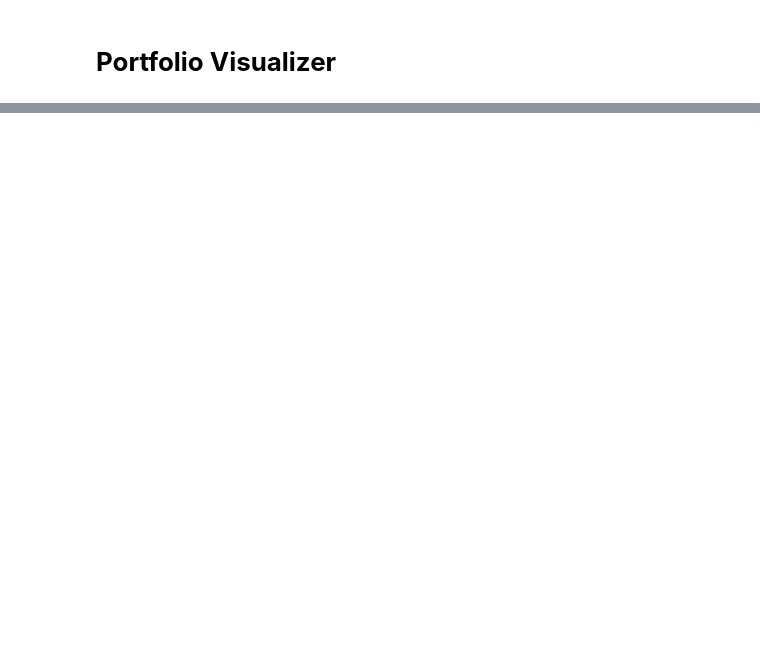
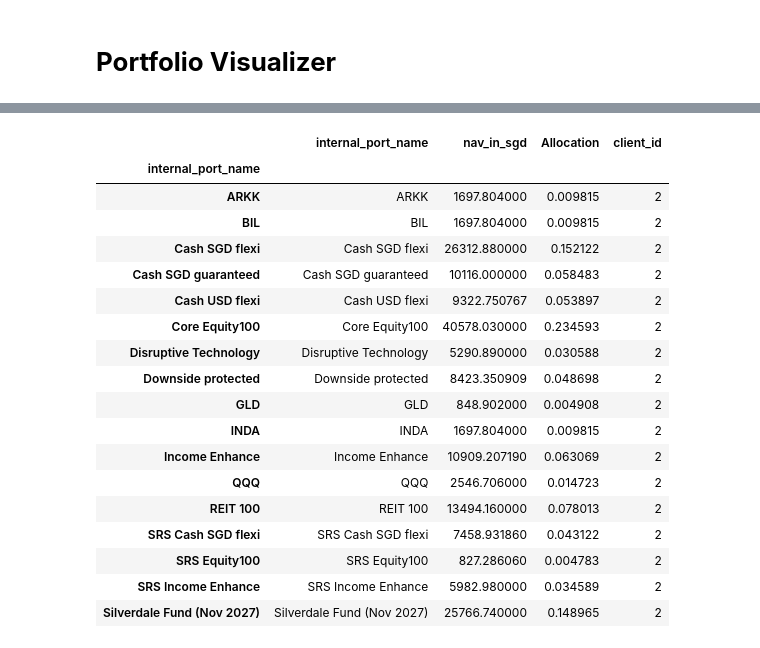
Before and after one commit to weijieleong/Portfolio-Visualizer, a Jupyter notebook: Portfolio_Visualizer_colab_V1.ipynb, the cells around one changed output, grey strips where cells are left out. Drawn from its saved outputs; the diff is of its cells as text; code cells hidden in the pictures; blank space fills up the shorter version.

```diff
--- a/Portfolio_Visualizer_colab_V1.ipynb
+++ b/Portfolio_Visualizer_colab_V1.ipynb
@@ -898,3 +953,25 @@ Uploaded `Jason-test-agg copy.csv` successfully!
+# %%
+aggregated_holdings_all_clients
+# %% [output]
+|  | internal_port_name | nav_in_sgd | Allocation | client_id |
+| internal_port_name |  |  |  |  |
+| ARKK | ARKK | 1697.804000 | 0.009815 | 2 |
+| BIL | BIL | 1697.804000 | 0.009815 | 2 |
+| Cash SGD flexi | Cash SGD flexi | 26312.880000 | 0.152122 | 2 |
+| Cash SGD guaranteed | Cash SGD guaranteed | 10116.000000 | 0.058483 | 2 |
+| Cash USD flexi | Cash USD flexi | 9322.750767 | 0.053897 | 2 |
+| Core Equity100 | Core Equity100 | 40578.030000 | 0.234593 | 2 |
+| Disruptive Technology | Disruptive Technology | 5290.890000 | 0.030588 | 2 |
+| Downside protected | Downside protected | 8423.350909 | 0.048698 | 2 |
+| GLD | GLD | 848.902000 | 0.004908 | 2 |
+| INDA | INDA | 1697.804000 | 0.009815 | 2 |
+| Income Enhance | Income Enhance | 10909.207190 | 0.063069 | 2 |
+| QQQ | QQQ | 2546.706000 | 0.014723 | 2 |
+| REIT 100 | REIT 100 | 13494.160000 | 0.078013 | 2 |
+| SRS Cash SGD flexi | SRS Cash SGD flexi | 7458.931860 | 0.043122 | 2 |
+| SRS Equity100 | SRS Equity100 | 827.286060 | 0.004783 | 2 |
+| SRS Income Enhance | SRS Income Enhance | 5982.980000 | 0.034589 | 2 |
+| Silverdale Fund (Nov 2027) | Silverdale Fund (Nov 2027) | 25766.740000 | 0.148965 | 2 |
 # %%
 # @title Calc & Generate PDF
 
```
Also changed, not shown: parts of 5 cells of this notebook.
